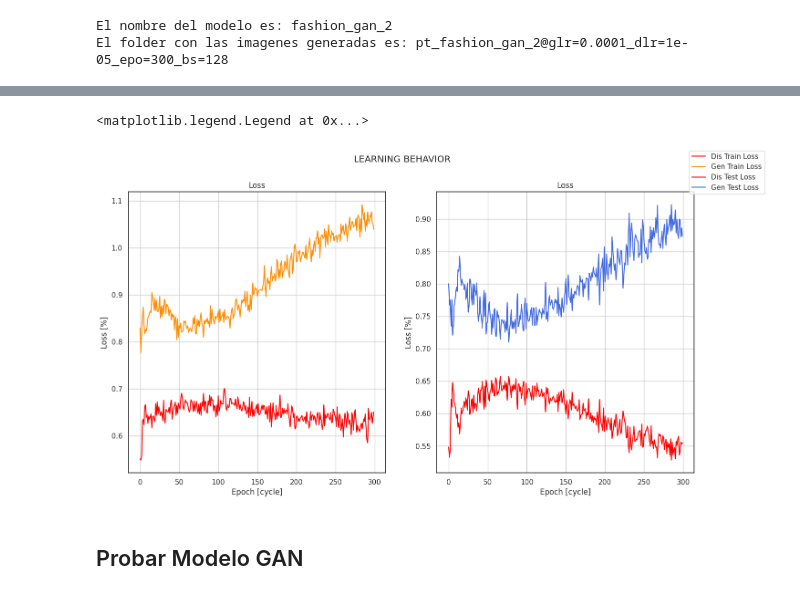
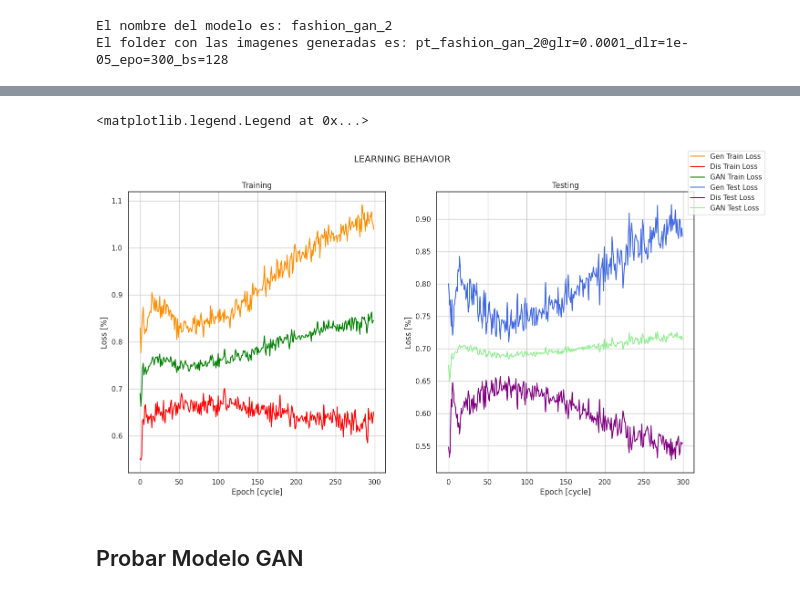
Before and after one commit to sa-artea/TallerML-GAN-CGAN-DISC, a Jupyter notebook: 03-CNN-FashionGAN.ipynb, the cells around one changed output, grey strips where cells are left out. Saved outputs shown, nothing was run; the diff lists cells and outputs as text; code cells hidden in the pictures.

```diff
--- a/03-CNN-FashionGAN.ipynb
+++ b/03-CNN-FashionGAN.ipynb
@@ -1092,31 +1092,44 @@ Epoch 300/300
 # %%
 # reporte del aprendizaje
 # base de la figura
 fig, (ax1, ax2) = plt.subplots(1, 2, figsize=(16, 8))
 
-# datos de la figura en de perdida y precision
+# datos de la perdina del entrenamiento y la validacion
+# entrenamiento
+# generador
+ax1.plot(fashion_logs.history["gen_loss"],
+         'darkorange', label="Gen Train Loss")
+# discriminador
 ax1.plot(fashion_logs.history["dis_loss"],
          'red', label="Dis Train Loss")
-ax1.plot(fashion_logs.history["gen_loss"],
-         'darkorange', label="Gen Train Loss")
-ax2.plot(fashion_logs.history["val_dis_loss"],
-         'red', label="Dis Test Loss")
+# GAN
+ax1.plot(fashion_logs.history["gan_loss"],
+         "green", label="GAN Train Loss")
+
+# validacion
+# generador
 ax2.plot(fashion_logs.history["val_gen_loss"],
          'royalblue', label="Gen Test Loss")
+# discriminador
+ax2.plot(fashion_logs.history["val_dis_loss"],
+         'purple', label="Dis Test Loss")
+# GAN
+ax2.plot(fashion_logs.history["val_gan_loss"],
+         "lightgreen", label="GAN Test Loss")
 
 # leyenda de la grafica
 fig.suptitle("LEARNING BEHAVIOR")
 ax1.grid(True)
 ax2.grid(True)
-ax1.set_title("Loss")
-ax2.set_title("Loss")
+ax1.set_title("Training")
+ax2.set_title("Testing")
 ax1.set(xlabel="Epoch [cycle]", ylabel="Loss [%]")
 ax2.set(xlabel="Epoch [cycle]", ylabel="Loss [%]")
 fig.legend()
 # fig.show()
 # %% [output]
 <matplotlib.legend.Legend at 0x...>
-[figure, old version]
+[figure, new version]
 # %% [markdown]
 ## Probar Modelo GAN
 # %% [markdown]
```
Also changed, not shown: 34 other files.
